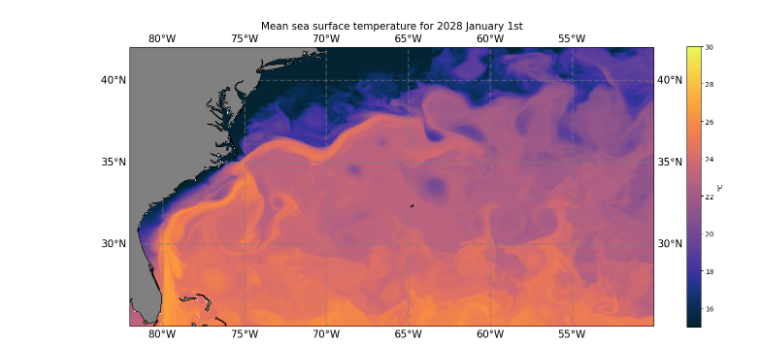
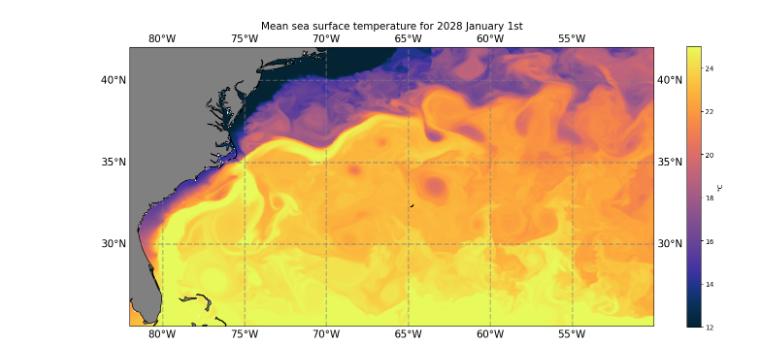
Before and after one commit to edito-model-lab/2024-10_grenoble-edito-hackathon, a Jupyter notebook: project-results/ORCA36/Plot_SST_mean_20180101_ORCA36.ipynb, the cells around one changed output. Drawn from its saved outputs; the diff is of its cells as text; code cells hidden in the pictures.

```diff
--- a/project-results/ORCA36/Plot_SST_mean_20180101_ORCA36.ipynb
+++ b/project-results/ORCA36/Plot_SST_mean_20180101_ORCA36.ipynb
@@ -57,6 +59,6 @@ Data variables:
     title:        hourly mean fields from ORCA36 free model
     uuid:         0e498b51-e9f1-4e9c-934c-300649bbf6ca
 # %%
-pf.map_mean_GS_ORCA36(dsGS.tos.mean(dim='time_counter'),dsGS.nav_lon,dsGS.nav_lat,'Mean sea surface temperature for 2028 January 1st', '°C', 15, 30, cmocean.cm.thermal)
+pf.map_mean_GS_ORCA36(dsGS.tos.mean(dim='time_counter'),dsGS.nav_lon,dsGS.nav_lat,'Mean sea surface temperature for 2028 January 1st', '°C', 12, 25, cmocean.cm.thermal,"ORCA36_SST_GS_20180101.png")
 # %% [output]
-[figure, old version]
+[figure, new version]
```
Also changed, not shown: parts of 1 cell of this notebook, 7 other files.
